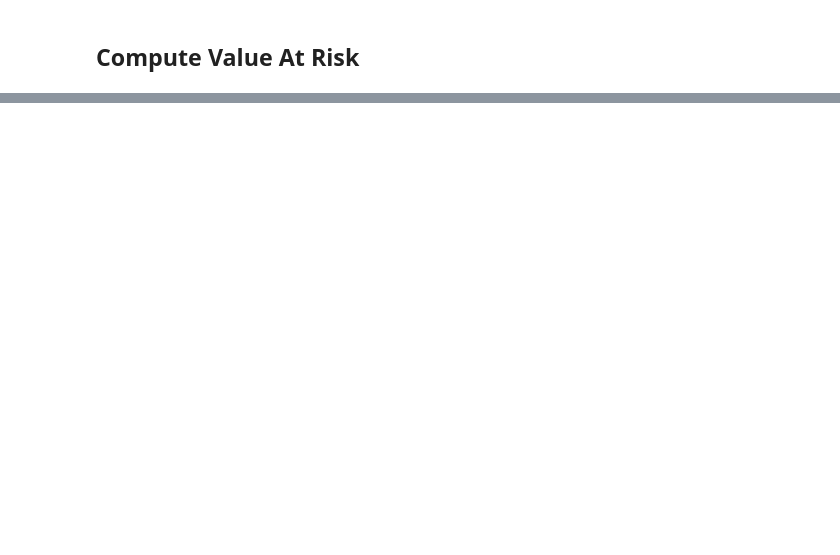
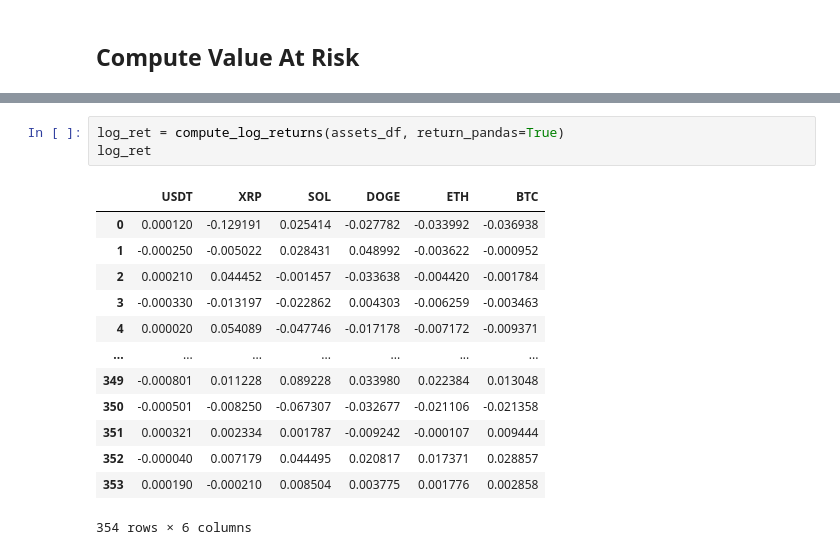
Before and after one commit to jeanmarcdygeek/pyeasyfi, a Jupyter notebook: main.ipynb, the cells around one changed output, grey strips where cells are left out. Cells and saved outputs as stored; diff of their text form; blank space fills up the shorter version.

```diff
--- a/main.ipynb
+++ b/main.ipynb
@@ -212,0 +211,17 @@ Value at risk for XRP : -81.07857698749717
+# %%
+log_ret = compute_log_returns(assets_df, return_pandas=True)
+log_ret
+# %% [output]
+|  | USDT | XRP | SOL | DOGE | ETH | BTC |
+| 0 | 0.000120 | -0.129191 | 0.025414 | -0.027782 | -0.033992 | -0.036938 |
+| 1 | -0.000250 | -0.005022 | 0.028431 | 0.048992 | -0.003622 | -0.000952 |
+| 2 | 0.000210 | 0.044452 | -0.001457 | -0.033638 | -0.004420 | -0.001784 |
+| 3 | -0.000330 | -0.013197 | -0.022862 | 0.004303 | -0.006259 | -0.003463 |
+| 4 | 0.000020 | 0.054089 | -0.047746 | -0.017178 | -0.007172 | -0.009371 |
+| ... | ... | ... | ... | ... | ... | ... |
+| 349 | -0.000801 | 0.011228 | 0.089228 | 0.033980 | 0.022384 | 0.013048 |
+| 350 | -0.000501 | -0.008250 | -0.067307 | -0.032677 | -0.021106 | -0.021358 |
+| 351 | 0.000321 | 0.002334 | 0.001787 | -0.009242 | -0.000107 | 0.009444 |
+| 352 | -0.000040 | 0.007179 | 0.044495 | 0.020817 | 0.017371 | 0.028857 |
+| 353 | 0.000190 | -0.000210 | 0.008504 | 0.003775 | 0.001776 | 0.002858 |
+354 rows × 6 columns
```
Also changed, not shown: parts of 17 cells of this notebook, 3 other files.
